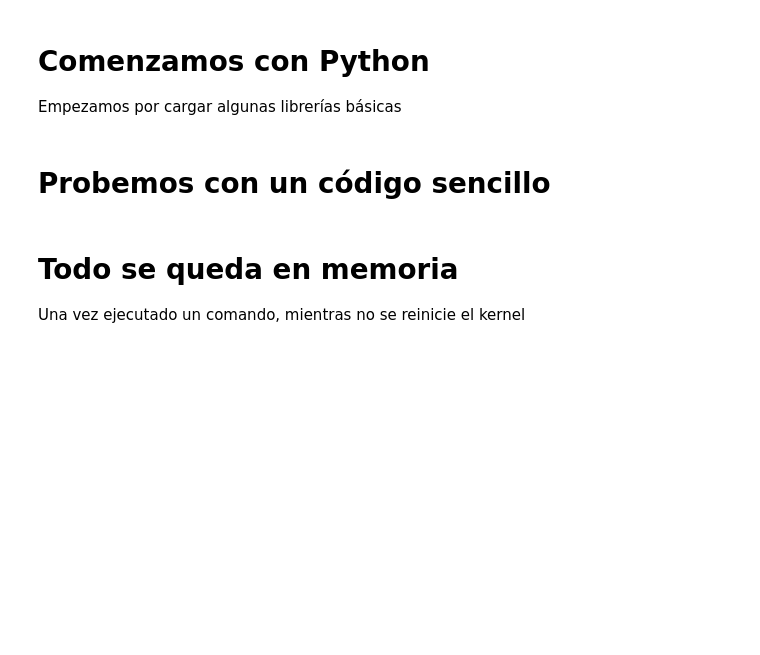
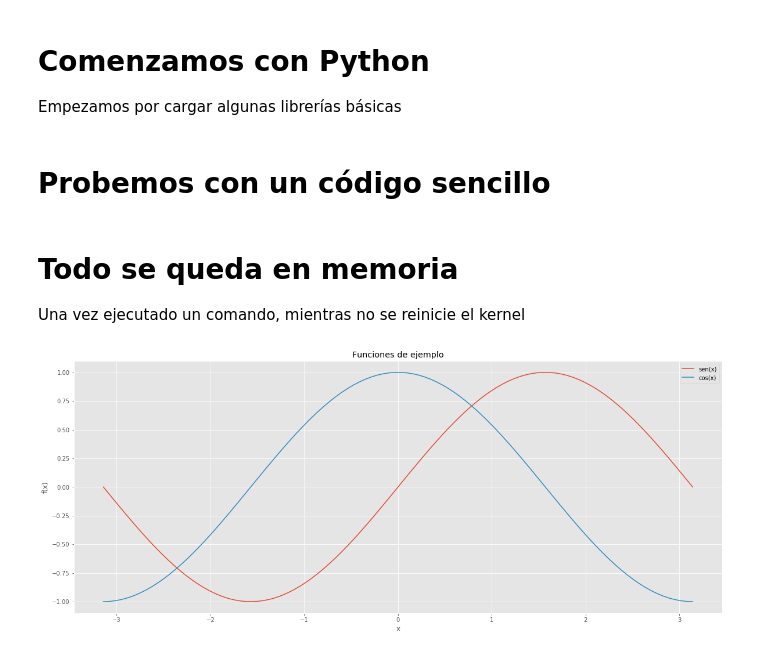
Before and after one commit to juliowaissman/jupyter-intro, a Jupyter notebook: jupyter_basico.ipynb, the cells around one changed output. Drawn from its saved outputs; the diff is of its cells as text; code cells hidden in the pictures; blank space fills up the shorter version.

```diff
--- a/jupyter_basico.ipynb
+++ b/jupyter_basico.ipynb
@@ -55,7 +55,7 @@ Empezamos por cargar algunas librerías básicas
 import numpy as np
 import matplotlib.pyplot as plt
 
-plt.rcParams['figure.figsize'] = (20,10)
+plt.rcParams['figure.figsize'] = (20,8)
 plt.style.use('ggplot')
 # %% [markdown]
 # Probemos con un código sencillo
@@ -69,5 +69,10 @@ Una vez ejecutado un comando, mientras no se reinicie el kernel
 # %%
 plt.plot(x, y1, label='sen(x)')
 plt.plot(x, y2, label='cos(x)')
 plt.title('Funciones de ejemplo')
 plt.xlabel('x')
+plt.ylabel('f(x)')
+plt.legend()
+plt.show()
+# %% [output]
+[figure, added]
```
Also changed, not shown: 1 other file.
